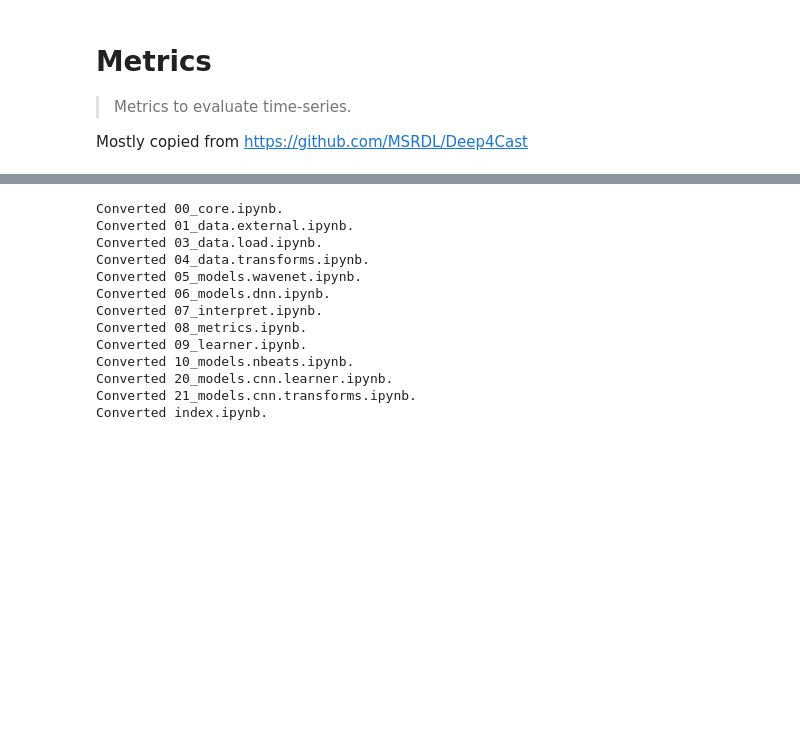
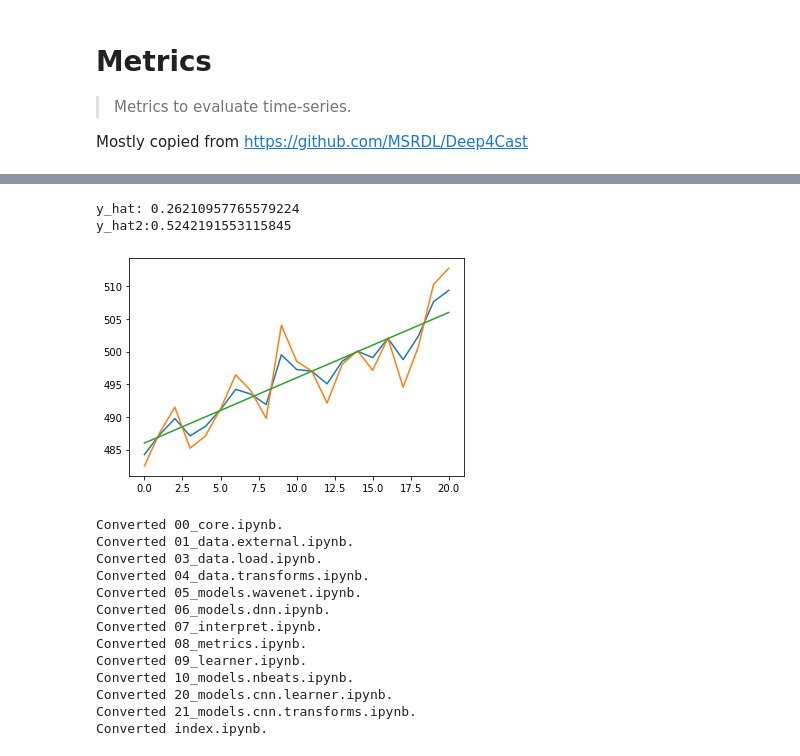
Before and after one commit to takotab/fastseq, a Jupyter notebook: nbs/08_metrics.ipynb, the cells around one changed output, grey strips where cells are left out. Drawn from its saved outputs; the diff is of its cells as text; code cells hidden in the pictures; blank space fills up the shorter version.

```diff
--- a/nbs/08_metrics.ipynb
+++ b/nbs/08_metrics.ipynb
@@ -164,0 +110,16 @@ def mase(data_samples,
+# %%
+def np_mase(insample, y_test, y_hat_test, freq):
+    """
+    Calculates MAsE
+    :param insample: insample data
+    :param y_test: out of sample target values
+    :param y_hat_test: predicted values
+    :param freq: data frequency
+    :return:
+    """
+    y_hat_naive = []
+    for i in range(freq, len(insample)):
+        y_hat_naive.append(insample[(i - freq)])
+
+    masep = np.mean(abs(insample[freq:] - y_hat_naive))
+    return np.mean(abs(y_test - y_hat_test)) / masep
@@ -164,0 +167,13 @@ def mase(data_samples,
+# %%
+y_hat2=noise + y_hat
+plt.plot(np.arange(21),y_hat[0,0,-21:])
+plt.plot(np.arange(21),y_hat2[0,0,-21:])
+plt.plot(np.arange(21),y[0,0,-21:])
+err_y_hat =  mase(x[0, 0, :-horizon][None,:], x[0, 0, -horizon:][None,:], y_hat [0, 0, -horizon:][None,:], 7, reduction = 'mean')
+err_y_hat2 = mase(x[0, 0, :-horizon][None,:], x[0, 0, -horizon:][None,:], y_hat2[0, 0, -horizon:][None,:], 7, reduction = 'mean')
+print(f"y_hat: {err_y_hat}")
+print(f"y_hat2:{err_y_hat2}")
+# %% [output]
+y_hat: 0.26210957765579224
+y_hat2:0.5242191553115845
+[figure, added]
```
Also changed, not shown: parts of 13 cells of this notebook, 1 other file.
